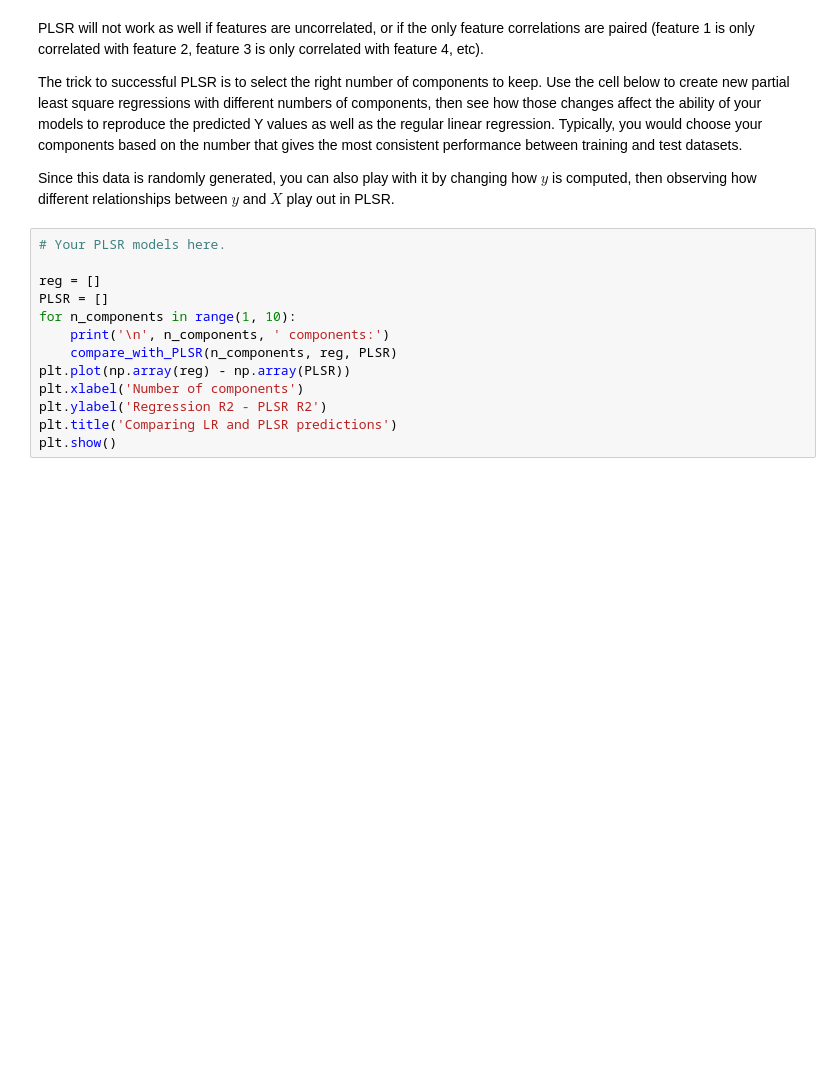
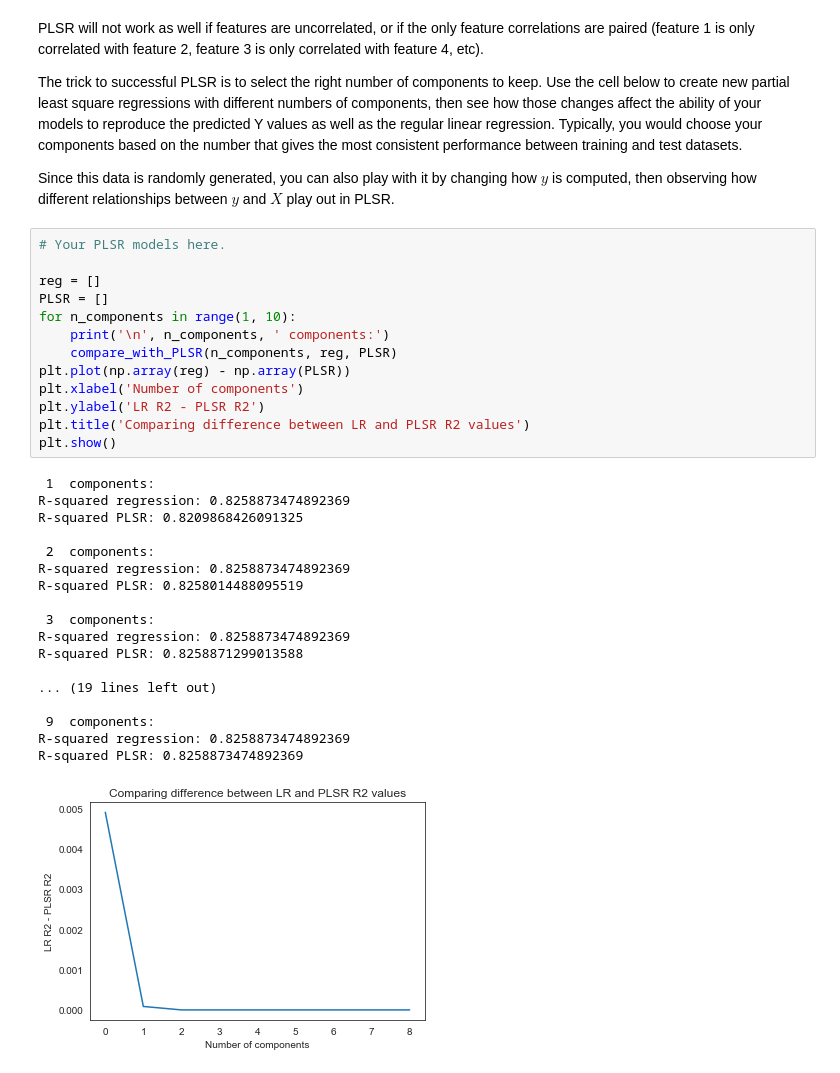
Before and after one commit to davidnmora/thinkful, a Jupyter notebook: linear-regression/2.5.3 Dimensionality Reduction in Linear Regression.ipynb, the cells around one changed output. Cells and saved outputs as stored; diff of their text form; blank space fills up the shorter version.

```diff
--- a/linear-regression/2.5.3 Dimensionality Reduction in Linear Regression.ipynb
+++ b/linear-regression/2.5.3 Dimensionality Reduction in Linear Regression.ipynb
@@ -116,13 +116,32 @@ Since this data is randomly generated, you can also play with it by changing how
 # %%
 # Your PLSR models here.
 
 reg = []
 PLSR = []
 for n_components in range(1, 10):
     print('\n', n_components, ' components:')
     compare_with_PLSR(n_components, reg, PLSR)
 plt.plot(np.array(reg) - np.array(PLSR))
 plt.xlabel('Number of components')
-plt.ylabel('Regression R2 - PLSR R2')
-plt.title('Comparing LR and PLSR predictions')
+plt.ylabel('LR R2 - PLSR R2')
+plt.title('Comparing difference between LR and PLSR R2 values')
 plt.show()
+# %% [output]
+ 1  components:
+R-squared regression: 0.8258873474892369
+R-squared PLSR: 0.8209868426091325
+
+ 2  components:
+R-squared regression: 0.8258873474892369
+R-squared PLSR: 0.8258014488095519
+
+ 3  components:
+R-squared regression: 0.8258873474892369
+R-squared PLSR: 0.8258871299013588
+
+... (19 lines left out)
+
+ 9  components:
+R-squared regression: 0.8258873474892369
+R-squared PLSR: 0.8258873474892369
+[figure, added]
```
